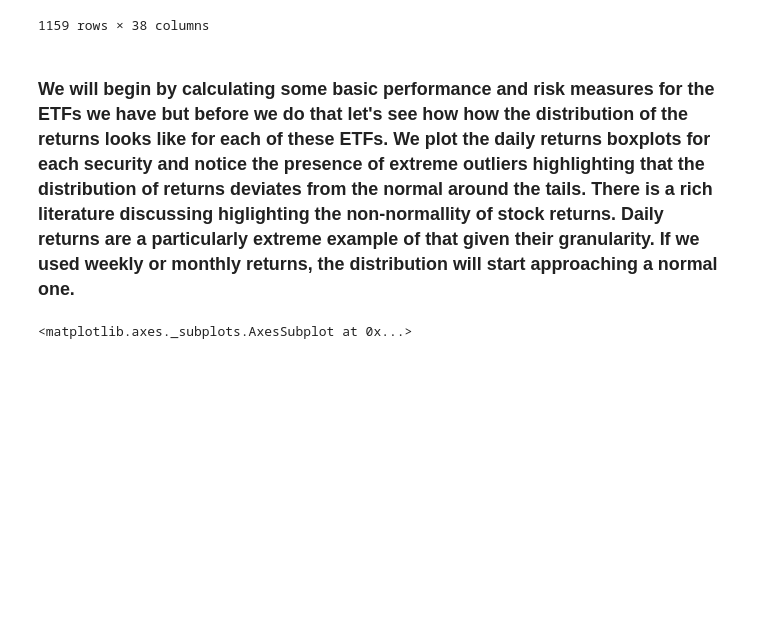
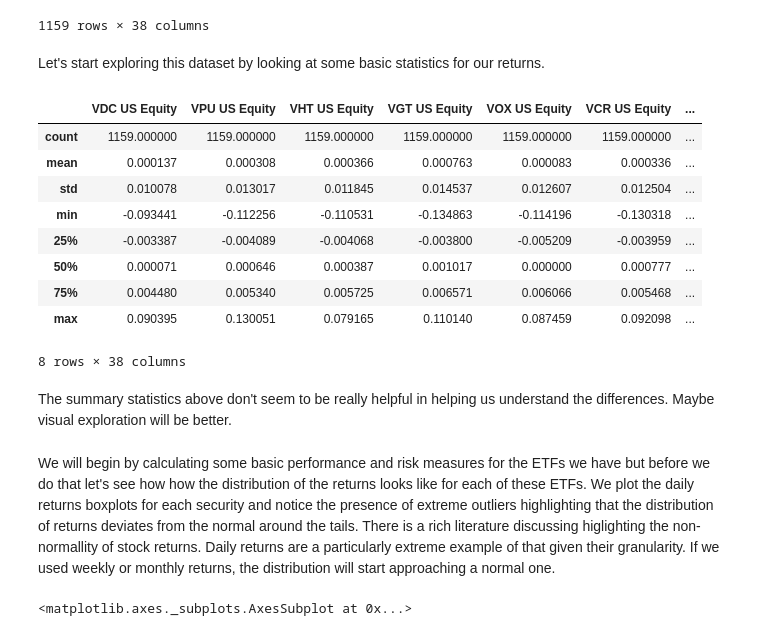
Before and after one commit to anasfrh/notebooks, a Jupyter notebook: Global Macro ETFs.ipynb, the cells around one changed output. Cells and saved outputs as stored; diff of their text form; code cells hidden in the pictures; blank space fills up the shorter version.

```diff
--- a/Global Macro ETFs.ipynb
+++ b/Global Macro ETFs.ipynb
@@ -44,8 +44,25 @@ returns
 | 2020-05-13 | -0.008408 | -0.009778 | -0.013000 | -0.017763 | -0.019501 | -0.017958 | ... |
 | 2020-05-14 | -0.016035 | -0.012198 | -0.004853 | -0.006195 | -0.006981 | -0.005160 | ... |
 1159 rows × 38 columns
+# %% [markdown]
+Let's start exploring this dataset by looking at some basic statistics for our returns.
+# %%
+returns.describe()
+# %% [output]
+|  | VDC US Equity | VPU US Equity | VHT US Equity | VGT US Equity | VOX US Equity | VCR US Equity | ... |
+| count | 1159.000000 | 1159.000000 | 1159.000000 | 1159.000000 | 1159.000000 | 1159.000000 | ... |
+| mean | 0.000137 | 0.000308 | 0.000366 | 0.000763 | 0.000083 | 0.000336 | ... |
+| std | 0.010078 | 0.013017 | 0.011845 | 0.014537 | 0.012607 | 0.012504 | ... |
+| min | -0.093441 | -0.112256 | -0.110531 | -0.134863 | -0.114196 | -0.130318 | ... |
+| 25% | -0.003387 | -0.004089 | -0.004068 | -0.003800 | -0.005209 | -0.003959 | ... |
+| 50% | 0.000071 | 0.000646 | 0.000387 | 0.001017 | 0.000000 | 0.000777 | ... |
+| 75% | 0.004480 | 0.005340 | 0.005725 | 0.006571 | 0.006066 | 0.005468 | ... |
+| max | 0.090395 | 0.130051 | 0.079165 | 0.110140 | 0.087459 | 0.092098 | ... |
+8 rows × 38 columns
+# %% [markdown]
+The summary statistics above don't seem to be really helpful in helping us understand the differences. Maybe visual exploration will be better.
 # %% [markdown]
-### We will begin by calculating some basic performance and risk measures for the ETFs we have but before we do that let's see how how the distribution of the returns looks like for each of these ETFs. We plot the daily returns boxplots for each security and notice the presence of extreme outliers highlighting that the distribution of returns deviates from the normal around the tails. There is a rich literature discussing higlighting the non-normallity of stock returns. Daily returns are a particularly extreme example of that given their granularity. If we used weekly or monthly returns, the distribution will start approaching a normal one.
+We will begin by calculating some basic performance and risk measures for the ETFs we have but before we do that let's see how how the distribution of the returns looks like for each of these ETFs. We plot the daily returns boxplots for each security and notice the presence of extreme outliers highlighting that the distribution of returns deviates from the normal around the tails. There is a rich literature discussing higlighting the non-normallity of stock returns. Daily returns are a particularly extreme example of that given their granularity. If we used weekly or monthly returns, the distribution will start approaching a normal one.
 # %%
 returns.plot.box(figsize=(5,10), vert=False)
 # %% [output]
```
Also changed, not shown: parts of 4 cells of this notebook, 2 other files.
